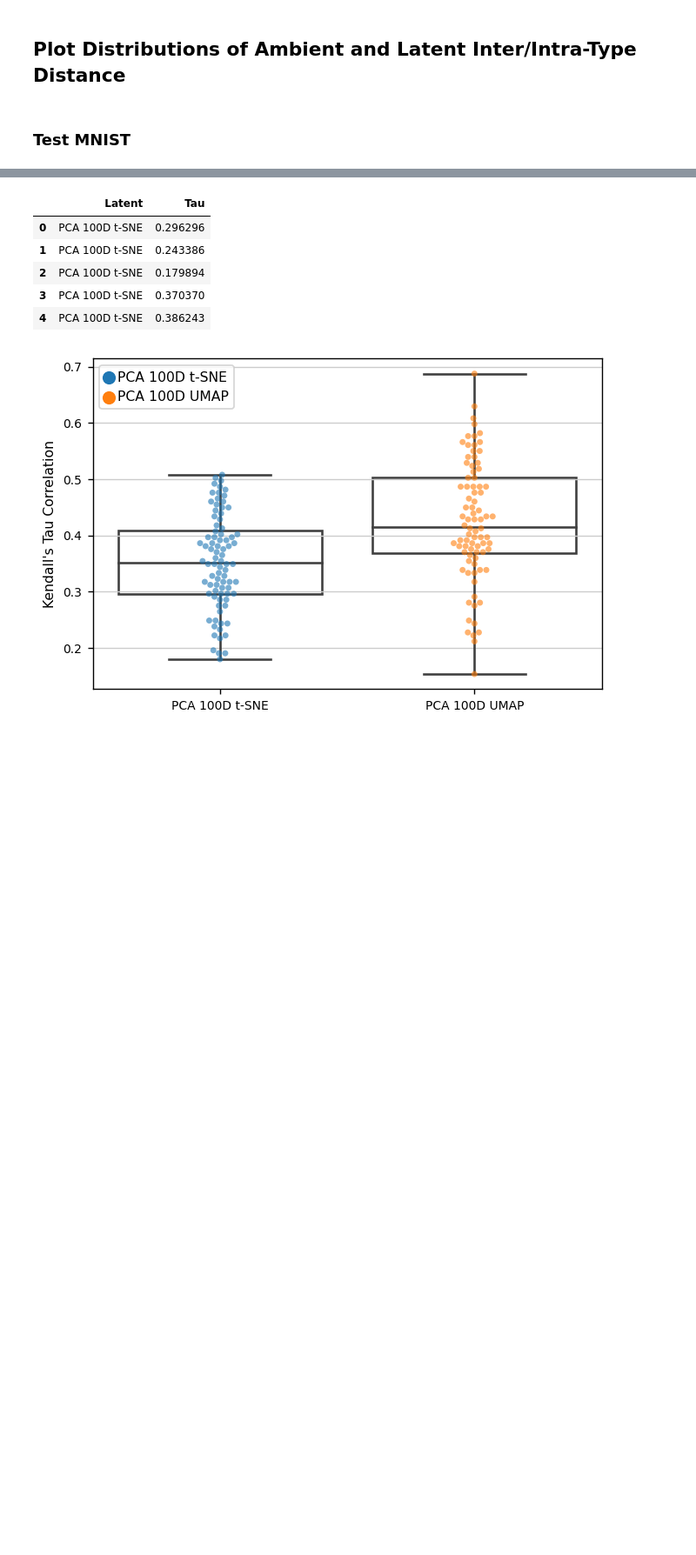
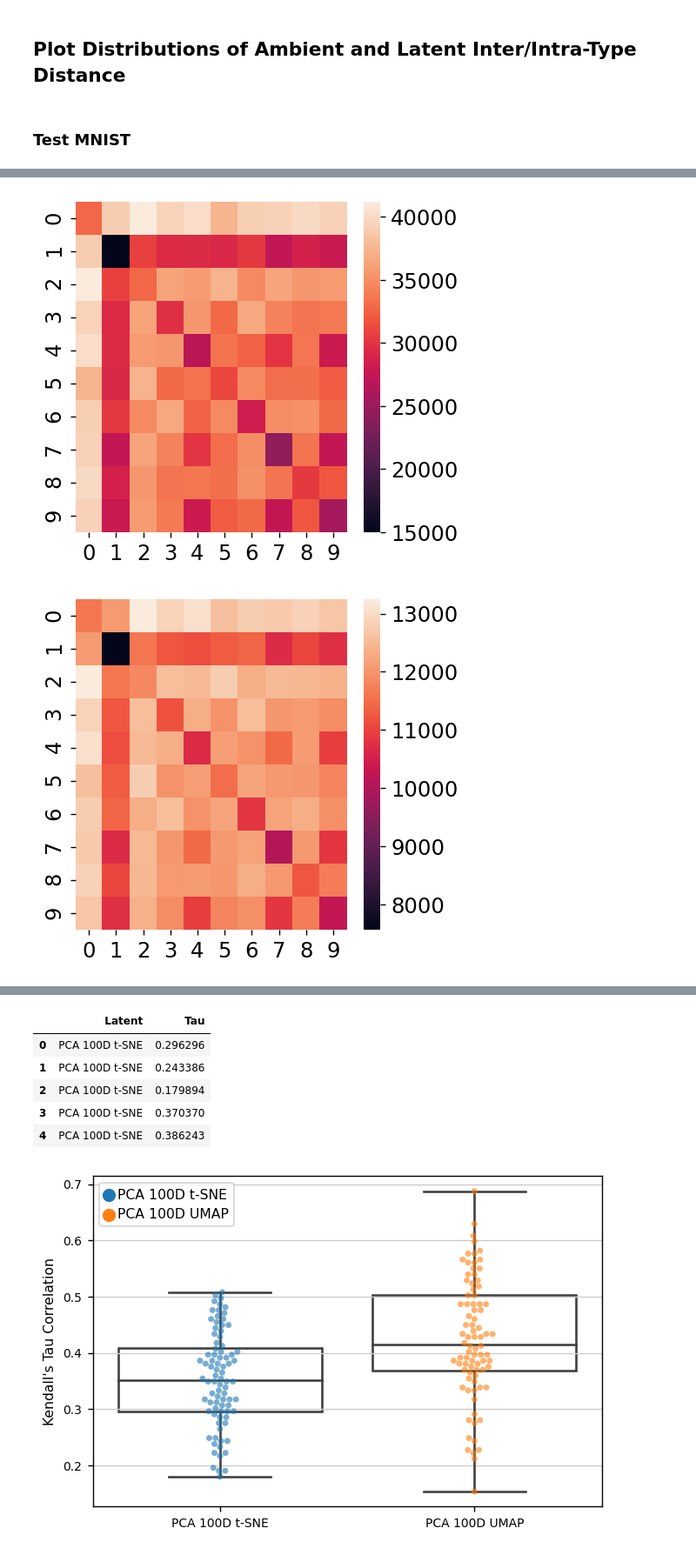
Before and after one commit to pachterlab/CBP_2021, a Jupyter notebook: notebooks/allInterIntraDistortions.ipynb, the cells around one changed output, grey strips where cells are left out. Shown at 87% size. Saved outputs shown, nothing was run; the diff lists cells and outputs as text; code cells hidden in the pictures; blank space fills up the shorter version.

```diff
--- a/notebooks/allInterIntraDistortions.ipynb
+++ b/notebooks/allInterIntraDistortions.ipynb
@@ -577,4 +713,11 @@ d50.head()
 # %%
 #Plot heatmap of distances
-c = rankClus(i, clusters)
-sns.heatmap()
+c = []
+for i in latents:
+  r = rankClus(i, digits.cpu().detach().numpy())
+  c += [r]
+  sns.heatmap(r)
+  plt.show()
+# %% [output]
+[figure, added]
+[figure, added]
```
Also changed, not shown: parts of 18 cells of this notebook.
